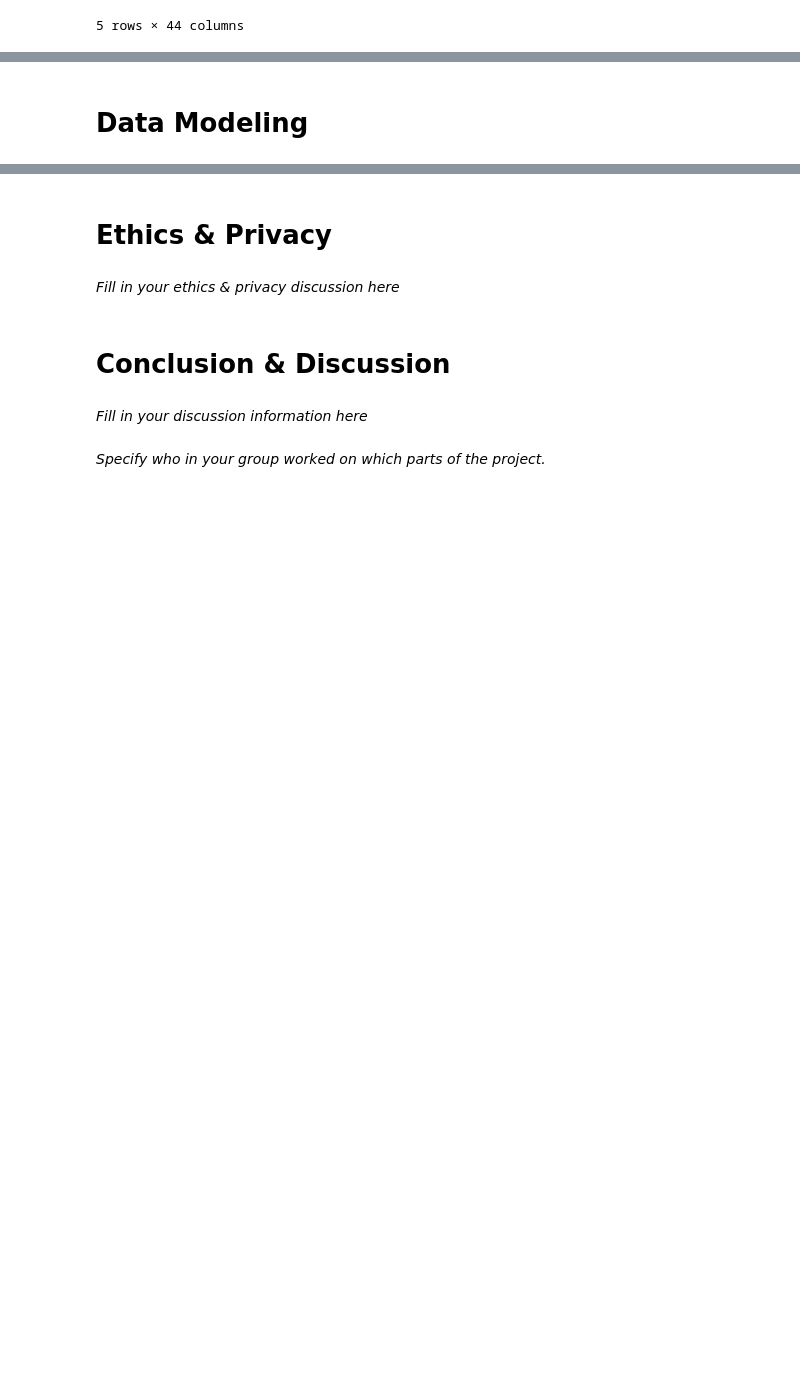
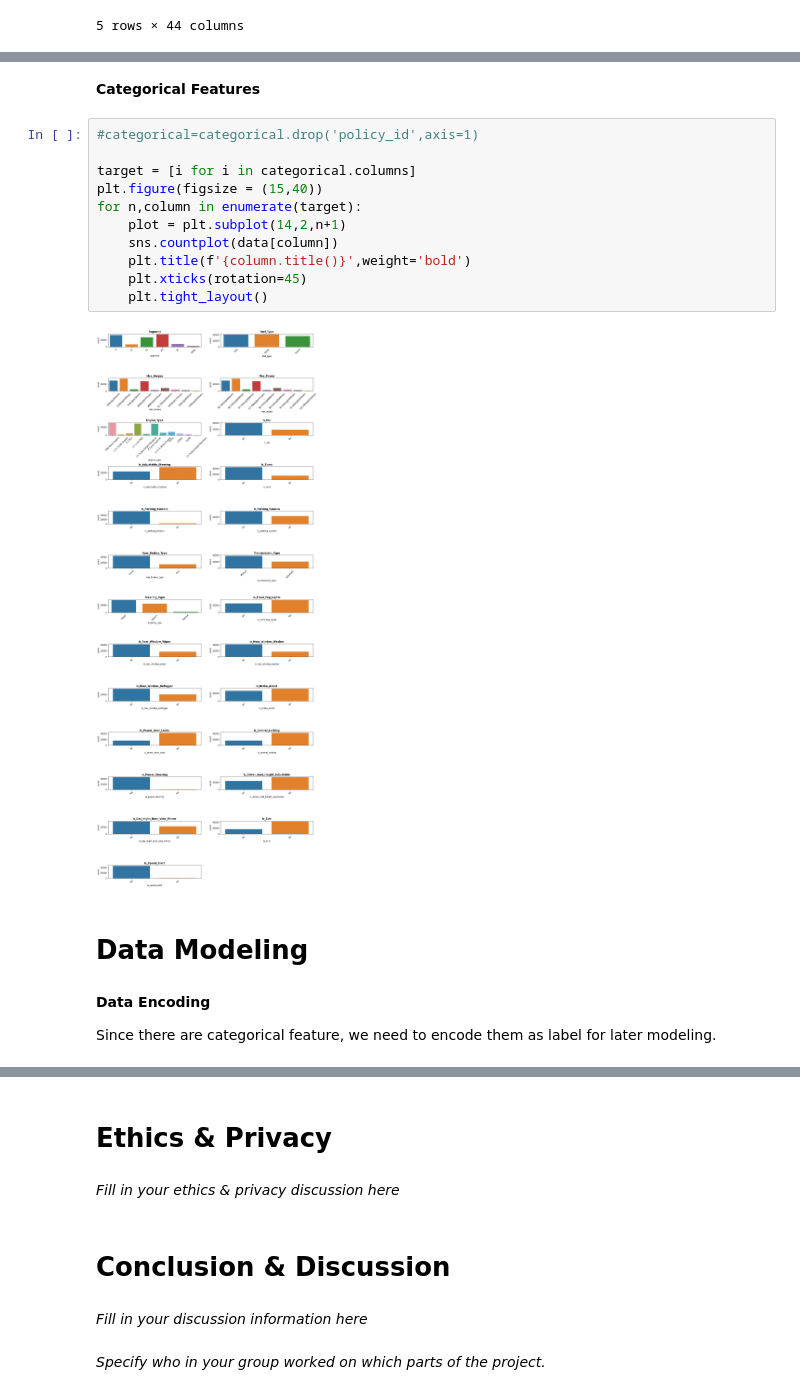
Before and after one commit to vikizzz/car_insurance_claim_prediction, a Jupyter notebook: Car Insurance Claim Prediction.ipynb, the cells around one changed output, grey strips where cells are left out. Saved outputs shown, nothing was run; the diff lists cells and outputs as text; blank space fills up the shorter version.

```diff
--- a/Car Insurance Claim Prediction.ipynb
+++ b/Car Insurance Claim Prediction.ipynb
@@ -68,2 +157,21 @@ Include cells that describe the steps in your data analysis.
+# %% [markdown]
+**Categorical Features**
+# %%
+#categorical=categorical.drop('policy_id',axis=1)
+
+target = [i for i in categorical.columns]
+plt.figure(figsize = (15,40))
+for n,column in enumerate(target):
+    plot = plt.subplot(14,2,n+1)
+    sns.countplot(data[column])
+    plt.title(f'{column.title()}',weight='bold')
+    plt.xticks(rotation=45)
+    plt.tight_layout()
+# %% [output]
+[figure, added]
 # %% [markdown]
 # Data Modeling
+# %% [markdown]
+**Data Encoding**
+
+Since there are categorical feature, we need to encode them as label for later modeling.
```
Also changed, not shown: parts of 29 cells of this notebook.
